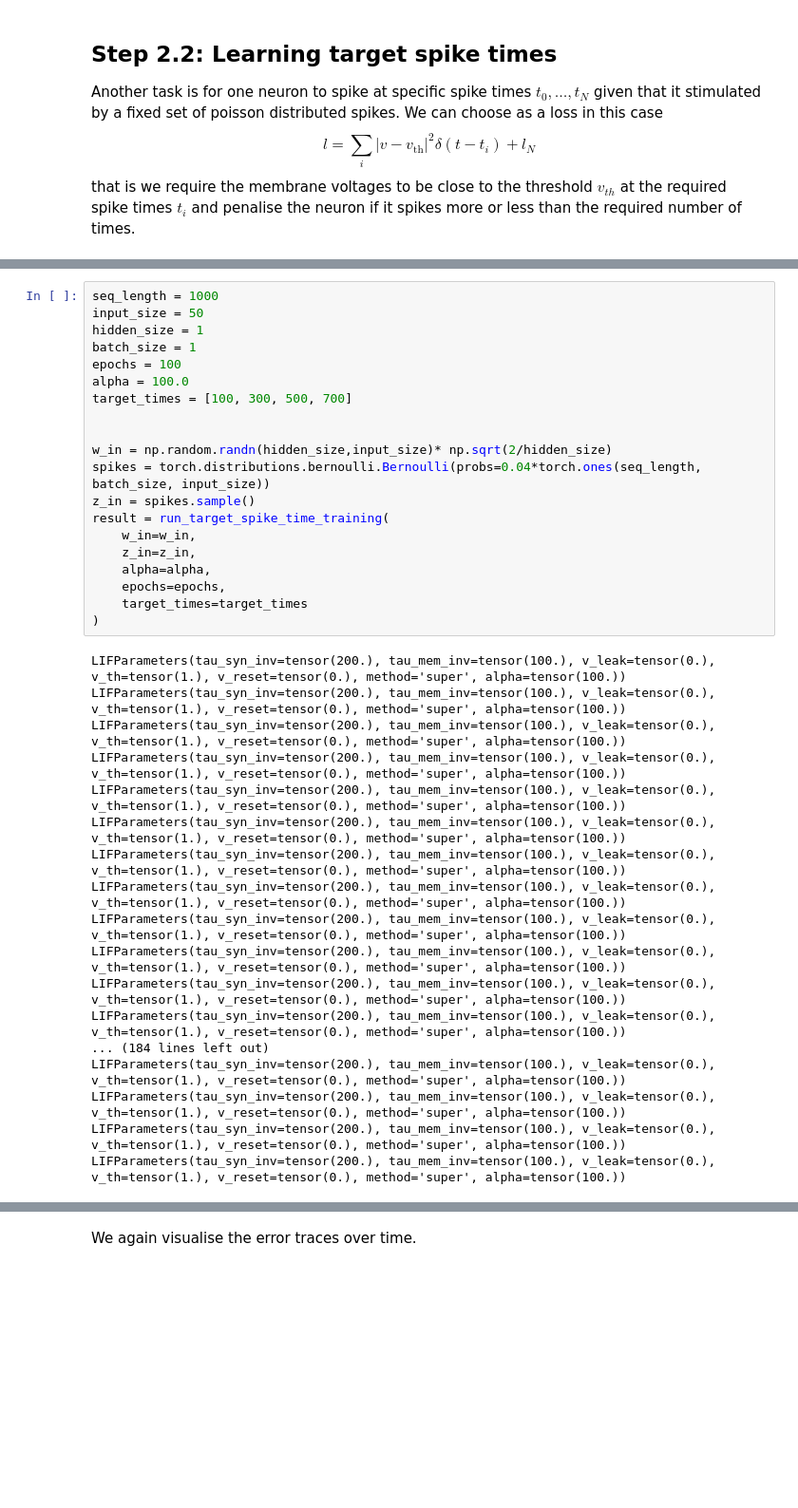
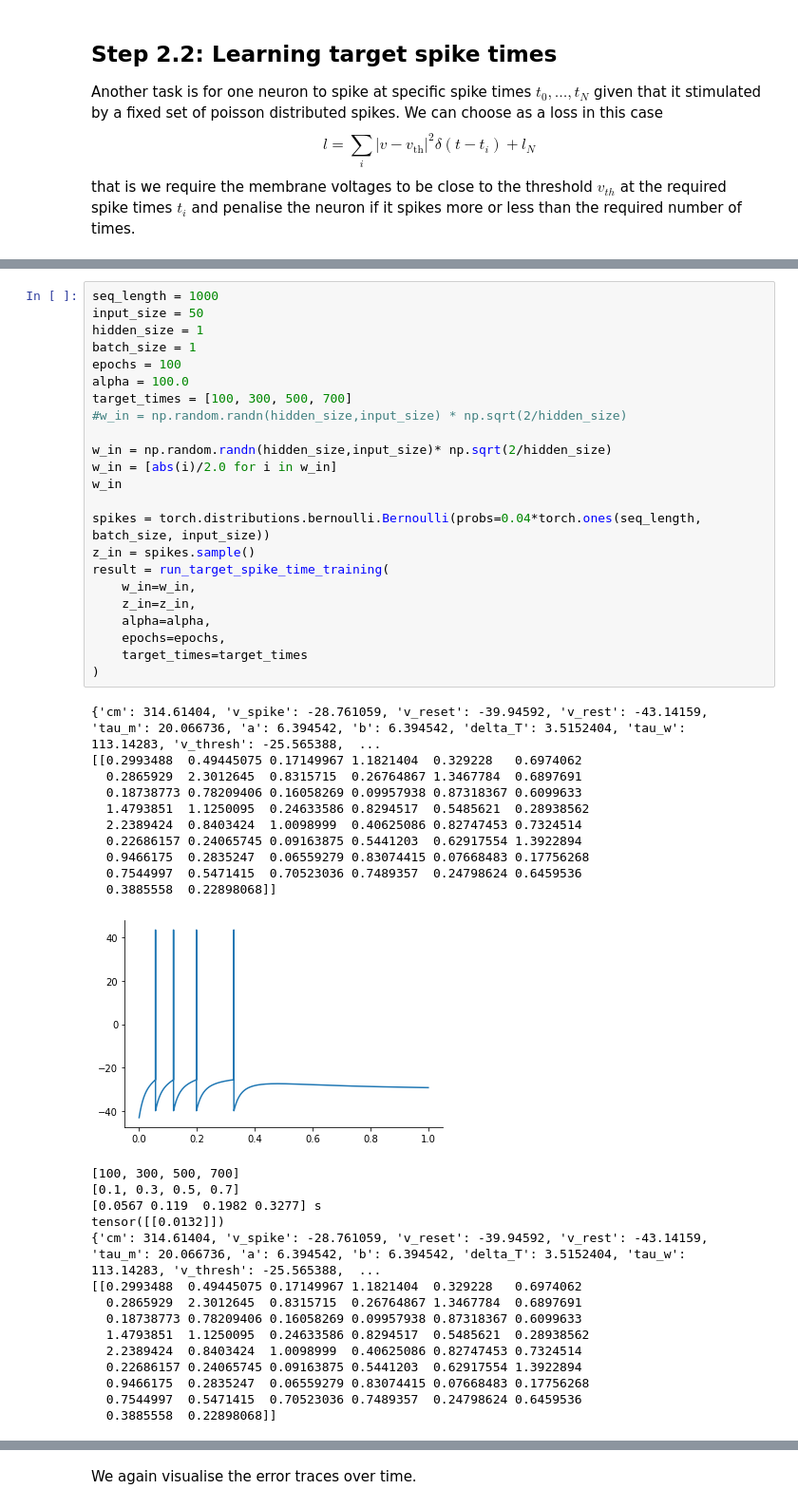
Before and after one commit to russelljjarvis/notebooks, a Jupyter notebook: single-neuron-experiments_RJ.ipynb, the cells around one changed output, grey strips where cells are left out. Shown at 95% size. Saved outputs shown, nothing was run; the diff lists cells and outputs as text; blank space fills up the shorter version.

```diff
--- a/single-neuron-experiments_RJ.ipynb
+++ b/single-neuron-experiments_RJ.ipynb
@@ -404,38 +568,49 @@ LIFParameters(tau_syn_inv=tensor(200.), tau_mem_inv=tensor(100.), v_leak=tensor(
 # %%
 seq_length = 1000
 input_size = 50
 hidden_size = 1
 batch_size = 1
 epochs = 100
 alpha = 100.0
 target_times = [100, 300, 500, 700]
-
+#w_in = np.random.randn(hidden_size,input_size) * np.sqrt(2/hidden_size)
 
 w_in = np.random.randn(hidden_size,input_size)* np.sqrt(2/hidden_size)
+w_in = [abs(i)/2.0 for i in w_in]
+w_in
+
 spikes = torch.distributions.bernoulli.Bernoulli(probs=0.04*torch.ones(seq_length, batch_size, input_size))
 z_in = spikes.sample()
 result = run_target_spike_time_training(
     w_in=w_in,
     z_in=z_in,
     alpha=alpha,
     epochs=epochs,
     target_times=target_times
 )
 # %% [output]
-LIFParameters(tau_syn_inv=tensor(200.), tau_mem_inv=tensor(100.), v_leak=tensor(0.), v_th=tensor(1.), v_reset=tensor(0.), method='super', alpha=tensor(100.))
-LIFParameters(tau_syn_inv=tensor(200.), tau_mem_inv=tensor(100.), v_leak=tensor(0.), v_th=tensor(1.), v_reset=tensor(0.), method='super', alpha=tensor(100.))
-LIFParameters(tau_syn_inv=tensor(200.), tau_mem_inv=tensor(100.), v_leak=tensor(0.), v_th=tensor(1.), v_reset=tensor(0.), method='super', alpha=tensor(100.))
-LIFParameters(tau_syn_inv=tensor(200.), tau_mem_inv=tensor(100.), v_leak=tensor(0.), v_th=tensor(1.), v_reset=tensor(0.), method='super', alpha=tensor(100.))
-LIFParameters(tau_syn_inv=tensor(200.), tau_mem_inv=tensor(100.), v_leak=tensor(0.), v_th=tensor(1.), v_reset=tensor(0.), method='super', alpha=tensor(100.))
-LIFParameters(tau_syn_inv=tensor(200.), tau_mem_inv=tensor(100.), v_leak=tensor(0.), v_th=tensor(1.), v_reset=tensor(0.), method='super', alpha=tensor(100.))
-LIFParameters(tau_syn_inv=tensor(200.), tau_mem_inv=tensor(100.), v_leak=tensor(0.), v_th=tensor(1.), v_reset=tensor(0.), method='super', alpha=tensor(100.))
-LIFParameters(tau_syn_inv=tensor(200.), tau_mem_inv=tensor(100.), v_leak=tensor(0.), v_th=tensor(1.), v_reset=tensor(0.), method='super', alpha=tensor(100.))
-LIFParameters(tau_syn_inv=tensor(200.), tau_mem_inv=tensor(100.), v_leak=tensor(0.), v_th=tensor(1.), v_reset=tensor(0.), method='super', alpha=tensor(100.))
-LIFParameters(tau_syn_inv=tensor(200.), tau_mem_inv=tensor(100.), v_leak=tensor(0.), v_th=tensor(1.), v_reset=tensor(0.), method='super', alpha=tensor(100.))
-LIFParameters(tau_syn_inv=tensor(200.), tau_mem_inv=tensor(100.), v_leak=tensor(0.), v_th=tensor(1.), v_reset=tensor(0.), method='super', alpha=tensor(100.))
-LIFParameters(tau_syn_inv=tensor(200.), tau_mem_inv=tensor(100.), v_leak=tensor(0.), v_th=tensor(1.), v_reset=tensor(0.), method='super', alpha=tensor(100.))
-... (184 lines left out)
-LIFParameters(tau_syn_inv=tensor(200.), tau_mem_inv=tensor(100.), v_leak=tensor(0.), v_th=tensor(1.), v_reset=tensor(0.), method='super', alpha=tensor(100.))
-LIFParameters(tau_syn_inv=tensor(200.), tau_mem_inv=tensor(100.), v_leak=tensor(0.), v_th=tensor(1.), v_reset=tensor(0.), method='super', alpha=tensor(100.))
-LIFParameters(tau_syn_inv=tensor(200.), tau_mem_inv=tensor(100.), v_leak=tensor(0.), v_th=tensor(1.), v_reset=tensor(0.), method='super', alpha=tensor(100.))
-LIFParameters(tau_syn_inv=tensor(200.), tau_mem_inv=tensor(100.), v_leak=tensor(0.), v_th=tensor(1.), v_reset=tensor(0.), method='super', alpha=tensor(100.))
+{'cm': 314.61404, 'v_spike': -28.761059, 'v_reset': -39.94592, 'v_rest': -43.14159, 'tau_m': 20.066736, 'a': 6.394542, 'b': 6.394542, 'delta_T': 3.5152404, 'tau_w': 113.14283, 'v_thresh': -25.565388,  ...
+[[0.2993488  0.49445075 0.17149967 1.1821404  0.329228   0.6974062
+  0.2865929  2.3012645  0.8315715  0.26764867 1.3467784  0.6897691
+  0.18738773 0.78209406 0.16058269 0.09957938 0.87318367 0.6099633
+  1.4793851  1.1250095  0.24633586 0.8294517  0.5485621  0.28938562
+  2.2389424  0.8403424  1.0098999  0.40625086 0.82747453 0.7324514
+  0.22686157 0.24065745 0.09163875 0.5441203  0.62917554 1.3922894
+  0.9466175  0.2835247  0.06559279 0.83074415 0.07668483 0.17756268
+  0.7544997  0.5471415  0.70523036 0.7489357  0.24798624 0.6459536
+  0.3885558  0.22898068]]
+[figure, added]
+[100, 300, 500, 700]
+[0.1, 0.3, 0.5, 0.7]
+[0.0567 0.119  0.1982 0.3277] s
+tensor([[0.0132]])
+{'cm': 314.61404, 'v_spike': -28.761059, 'v_reset': -39.94592, 'v_rest': -43.14159, 'tau_m': 20.066736, 'a': 6.394542, 'b': 6.394542, 'delta_T': 3.5152404, 'tau_w': 113.14283, 'v_thresh': -25.565388,  ...
+[[0.2993488  0.49445075 0.17149967 1.1821404  0.329228   0.6974062
+  0.2865929  2.3012645  0.8315715  0.26764867 1.3467784  0.6897691
+  0.18738773 0.78209406 0.16058269 0.09957938 0.87318367 0.6099633
+  1.4793851  1.1250095  0.24633586 0.8294517  0.5485621  0.28938562
+  2.2389424  0.8403424  1.0098999  0.40625086 0.82747453 0.7324514
+  0.22686157 0.24065745 0.09163875 0.5441203  0.62917554 1.3922894
+  0.9466175  0.2835247  0.06559279 0.83074415 0.07668483 0.17756268
+  0.7544997  0.5471415  0.70523036 0.7489357  0.24798624 0.6459536
+  0.3885558  0.22898068]]
```
Also changed, not shown: parts of 23 cells of this notebook.
